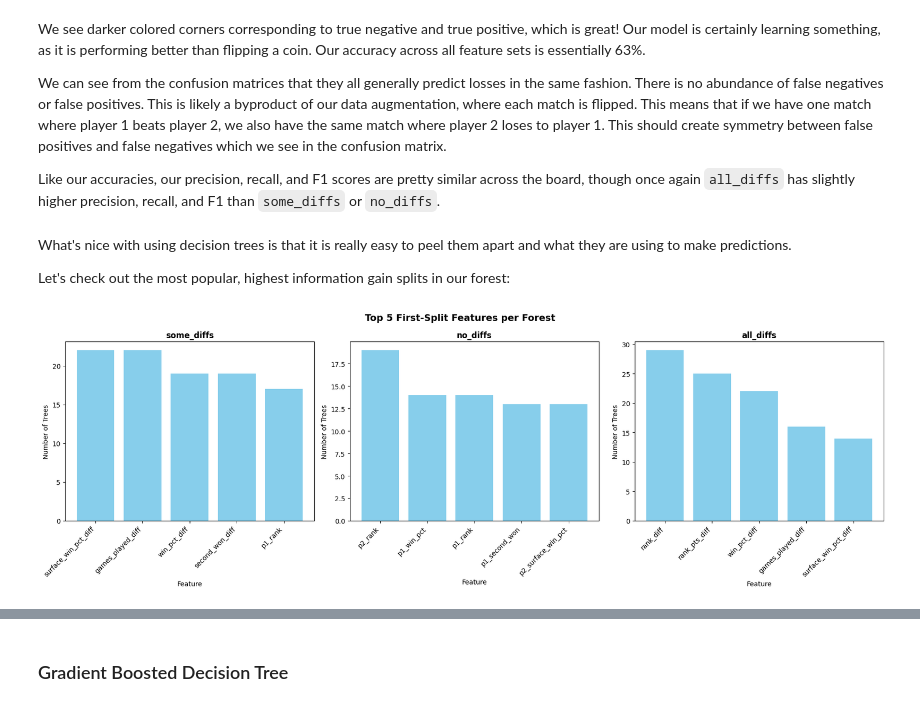
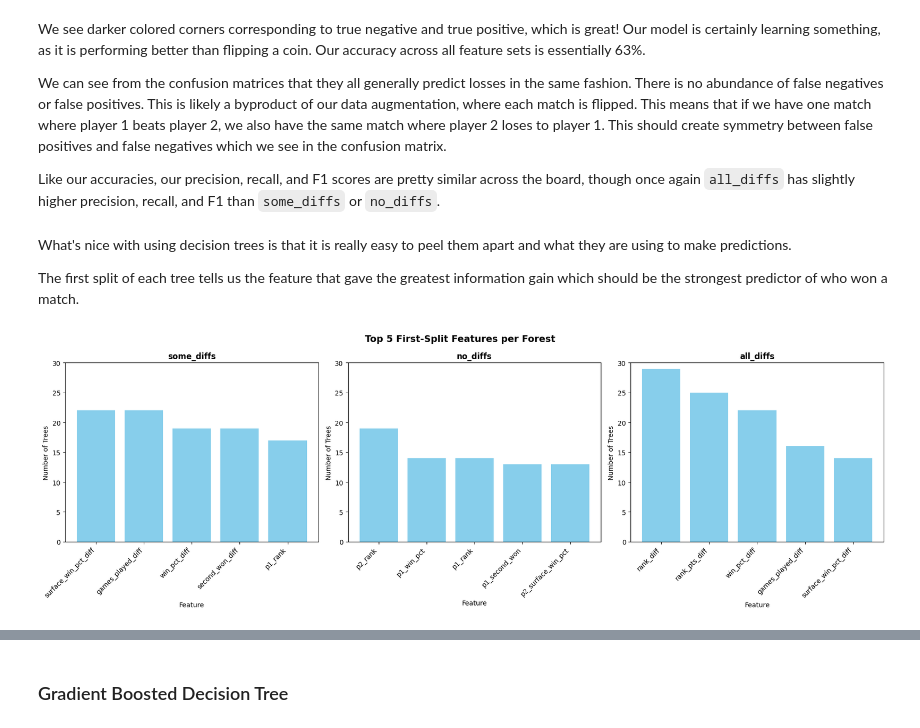
Before and after one commit to CamBitter/RallyRF, a Jupyter notebook: report.ipynb, the cells around one changed output, grey strips where cells are left out. Drawn from its saved outputs; the diff is of its cells as text; code cells hidden in the pictures.

```diff
--- a/report.ipynb
+++ b/report.ipynb
@@ -753,37 +753,38 @@ Like our accuracies, our precision, recall, and F1 scores are pretty similar acr
 # %% [markdown]
 What's nice with using decision trees is that it is really easy to peel them apart and what they are using to make predictions.
 
-Let's check out the most popular, highest information gain splits in our forest:
+The first split of each tree tells us the feature that gave the greatest information gain which should be the strongest predictor of who won a match.
 # %%
 forest_map = {
     "some_diffs.csv": some_diffs_forest,
     "no_diffs.csv":   no_diffs_forest,
     "all_diffs.csv":  all_diffs_forest,
 }
 
 fig, axes = plt.subplots(1, 3, figsize=(18, 6))
 
 for ax, (feature_set, forest) in zip(axes, forest_map.items()):
     FEATURE_COLS = FEATURE_SETS[feature_set]
 
     counts = {}
     for tree, tree_feats in zip(forest.trees, forest.tree_features):
         name = FEATURE_COLS[tree_feats[tree.root.feature]]
         counts[name] = counts.get(name, 0) + 1
 
     top_5 = sorted(counts.items(), key=lambda x: x[1], reverse=True)[:5]
     names, values = zip(*top_5)
 
     ax.bar(names, values, color='skyblue')
     ax.set_title(feature_set[:-4], fontweight='bold')
     ax.set_xlabel('Feature')
     ax.set_ylabel('Number of Trees')
+    ax.set_ylim(0, 30)
     ax.tick_params(axis='x', rotation=45)
     for label in ax.get_xticklabels():
         label.set_horizontalalignment('right')
 
 plt.suptitle('Top 5 First-Split Features per Forest', fontsize=14, fontweight='bold')
 plt.tight_layout()
 plt.show()
 # %% [output]
-[figure, old version]
+[figure, new version]
```
Also changed, not shown: parts of 3 cells of this notebook.
